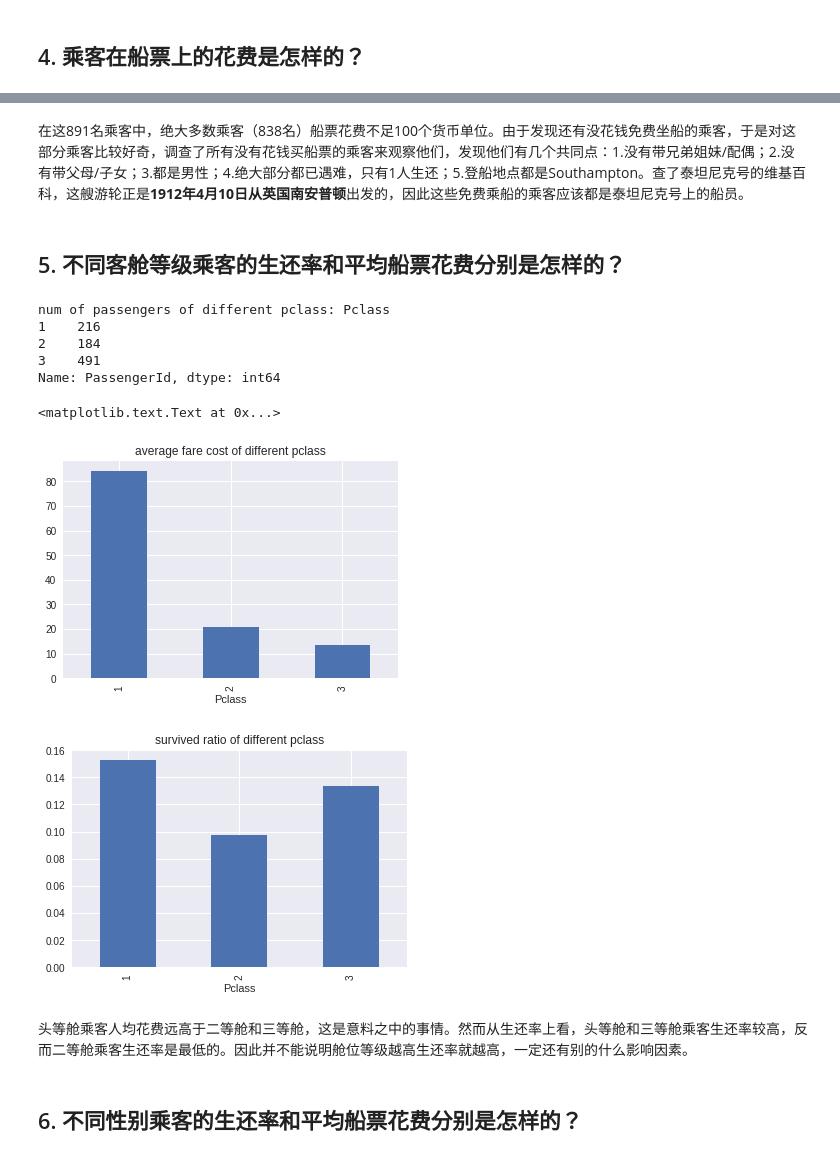
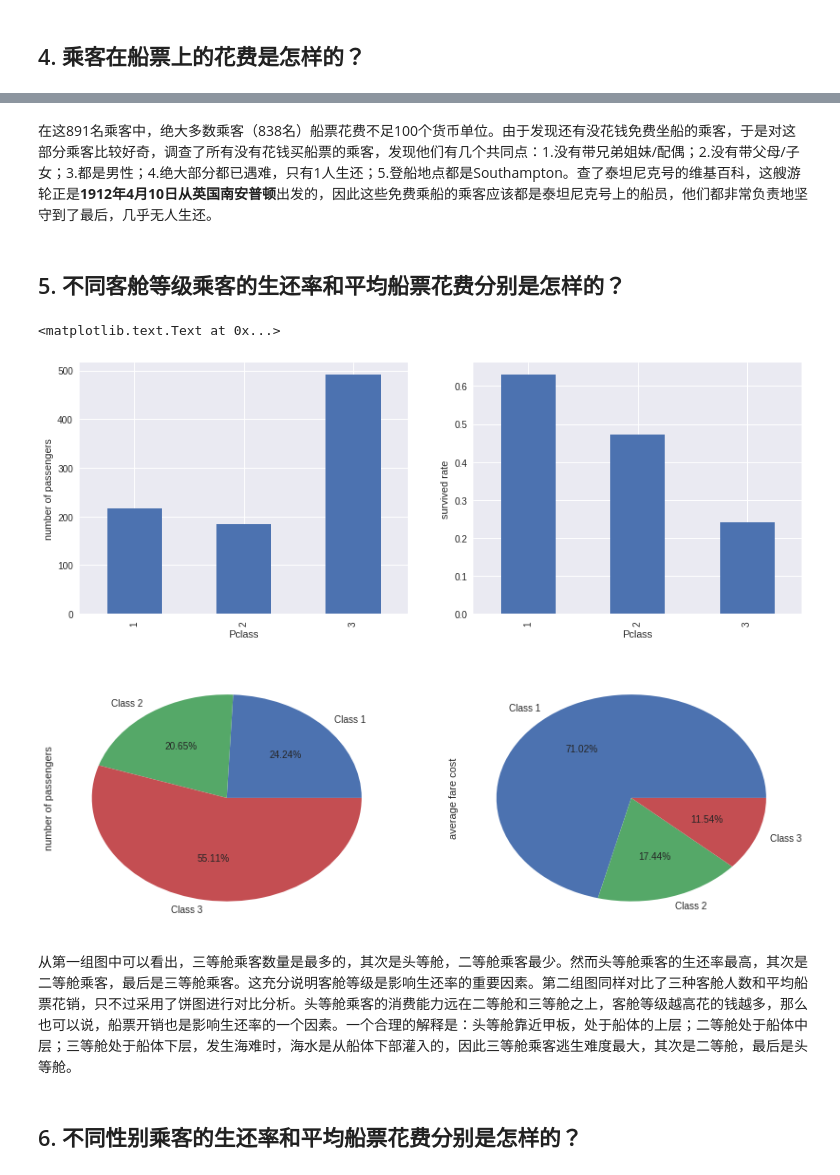
Before and after one commit to leesper/become-data-analyst, a Jupyter notebook: P2investigate_dataset/P2investivate_dataset.ipynb, the cells around one changed output, grey strips where cells are left out. Saved outputs shown, nothing was run; the diff lists cells and outputs as text; code cells hidden in the pictures.

```diff
--- a/P2investigate_dataset/P2investivate_dataset.ipynb
+++ b/P2investigate_dataset/P2investivate_dataset.ipynb
@@ -249,35 +237,32 @@ num of passengers who spent fare <= 100: 838
 [figure]
 # %% [markdown]
-在这891名乘客中，绝大多数乘客（838名）船票花费不足100个货币单位。由于发现还有没花钱免费坐船的乘客，于是对这部分乘客比较好奇，调查了所有没有花钱买船票的乘客来观察他们，发现他们有几个共同点：1.没有带兄弟姐妹/配偶；2.没有带父母/子女；3.都是男性；4.绝大部分都已遇难，只有1人生还；5.登船地点都是Southampton。查了泰坦尼克号的维基百科，这艘游轮正是**1912年4月10日从英国南安普顿**出发的，因此这些免费乘船的乘客应该都是泰坦尼克号上的船员。
+在这891名乘客中，绝大多数乘客（838名）船票花费不足100个货币单位。由于发现还有没花钱免费坐船的乘客，于是对这部分乘客比较好奇，调查了所有没有花钱买船票的乘客，发现他们有几个共同点：1.没有带兄弟姐妹/配偶；2.没有带父母/子女；3.都是男性；4.绝大部分都已遇难，只有1人生还；5.登船地点都是Southampton。查了泰坦尼克号的维基百科，这艘游轮正是**1912年4月10日从英国南安普顿**出发的，因此这些免费乘船的乘客应该都是泰坦尼克号上的船员，他们都非常负责地坚守到了最后，几乎无人生还。
 # %% [markdown]
 ## 5. 不同客舱等级乘客的生还率和平均船票花费分别是怎样的？
-# %%
-passengers_grouped_pclass = titanic_df.groupby('Pclass')
-print('num of passengers of different pclass: {}'.format(passengers_grouped_pclass['PassengerId'].count()))
-
-# fare cost group by PClass
-fare_sum_pclass = passengers_grouped_pclass['Fare'].sum()
-fare_count_pclass = passengers_grouped_pclass['PassengerId'].count()
-avg_fare_cost_pclass = calculate_ratio(fare_sum_pclass, fare_count_pclass)
-ax2 = avg_fare_cost_pclass.plot(kind='bar')
-ax2.set_title('average fare cost of different pclass')
-
-plt.figure()
-
-survived_sum_pclass = passengers_grouped_pclass['Survived'].sum()
-survived_ratio_pclass = calculate_ratio(survived_sum_pclass, float(len(titanic_df)))
-ax1 = survived_ratio_pclass.plot(kind='bar')
-ax1.set_title('survived ratio of different pclass')
-# %% [output]
-num of passengers of different pclass: Pclass
-1    216
-2    184
-3    491
-Name: PassengerId, dtype: int64
-<matplotlib.text.Text at 0x...>
-[figure, removed]
-[figure, removed]
-# %% [markdown]
-头等舱乘客人均花费远高于二等舱和三等舱，这是意料之中的事情。然而从生还率上看，头等舱和三等舱乘客生还率较高，反而二等舱乘客生还率是最低的。因此并不能说明舱位等级越高生还率就越高，一定还有别的什么影响因素。
+# %%
+group_by_pclass = titanic_df.groupby('Pclass')
+plt.figure(figsize=(14, 5))
+plt.subplot(1, 2, 1)
+group_by_pclass['PassengerId'].count().plot(kind='bar')
+plt.ylabel('number of passengers')
+
+plt.subplot(1, 2, 2)
+group_by_pclass['Survived'].mean().plot(kind='bar')
+plt.ylabel('survived rate')
+
+plt.figure(figsize=(14, 5))
+plt.subplot(1, 2, 1)
+group_by_pclass['PassengerId'].count().plot(kind='pie', autopct='%.2f%%', labels=['Class 1', 'Class 2', 'Class 3'])
+plt.ylabel('number of passengers')
+
+plt.subplot(1, 2, 2)
+group_by_pclass['Fare'].mean().plot(kind='pie', autopct='%.2f%%', labels=['Class 1', 'Class 2', 'Class 3'])
+plt.ylabel('average fare cost')
+# %% [output]
+<matplotlib.text.Text at 0x...>
+[figure, added]
+[figure, added]
+# %% [markdown]
+从第一组图中可以看出，三等舱乘客数量是最多的，其次是头等舱，二等舱乘客最少。然而头等舱乘客的生还率最高，其次是二等舱乘客，最后是三等舱乘客。这充分说明客舱等级是影响生还率的重要因素。第二组图同样对比了三种客舱人数和平均船票花销，只不过采用了饼图进行对比分析。头等舱乘客的消费能力远在二等舱和三等舱之上，客舱等级越高花的钱越多，那么也可以说，船票开销也是影响生还率的一个因素。一个合理的解释是：头等舱靠近甲板，处于船体的上层；二等舱处于船体中层；三等舱处于船体下层，发生海难时，海水是从船体下部灌入的，因此三等舱乘客逃生难度最大，其次是二等舱，最后是头等舱。
 # %% [markdown]
 ## 6. 不同性别乘客的生还率和平均船票花费分别是怎样的？
```
Also changed, not shown: parts of 34 cells of this notebook.
